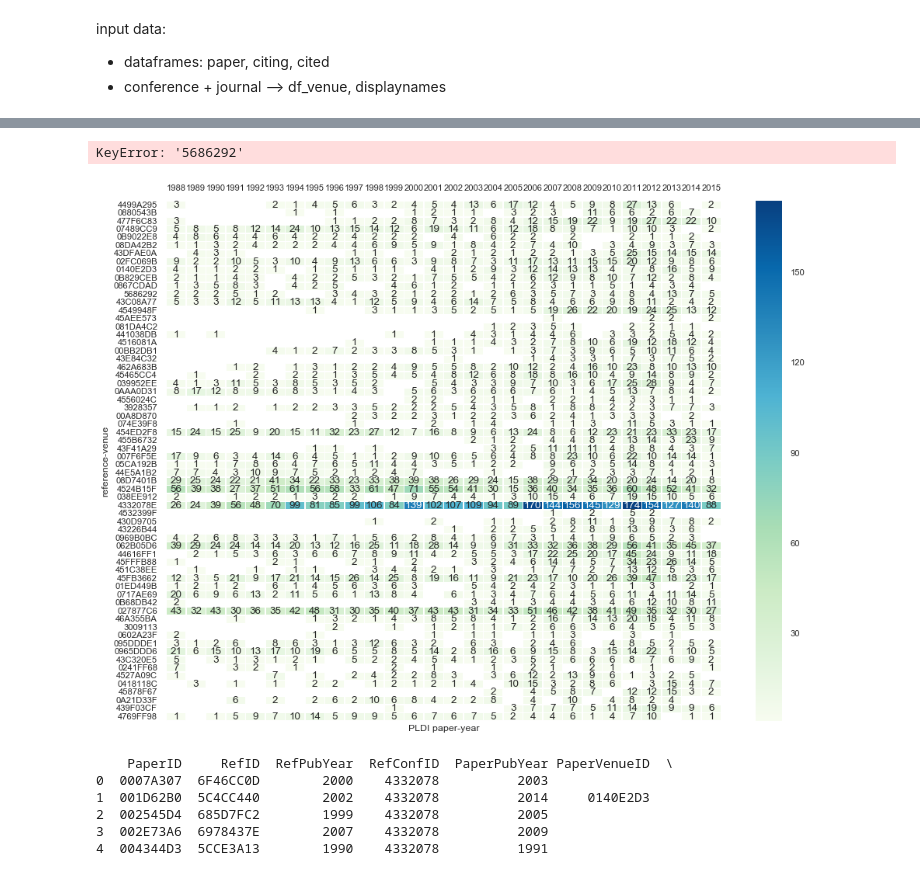
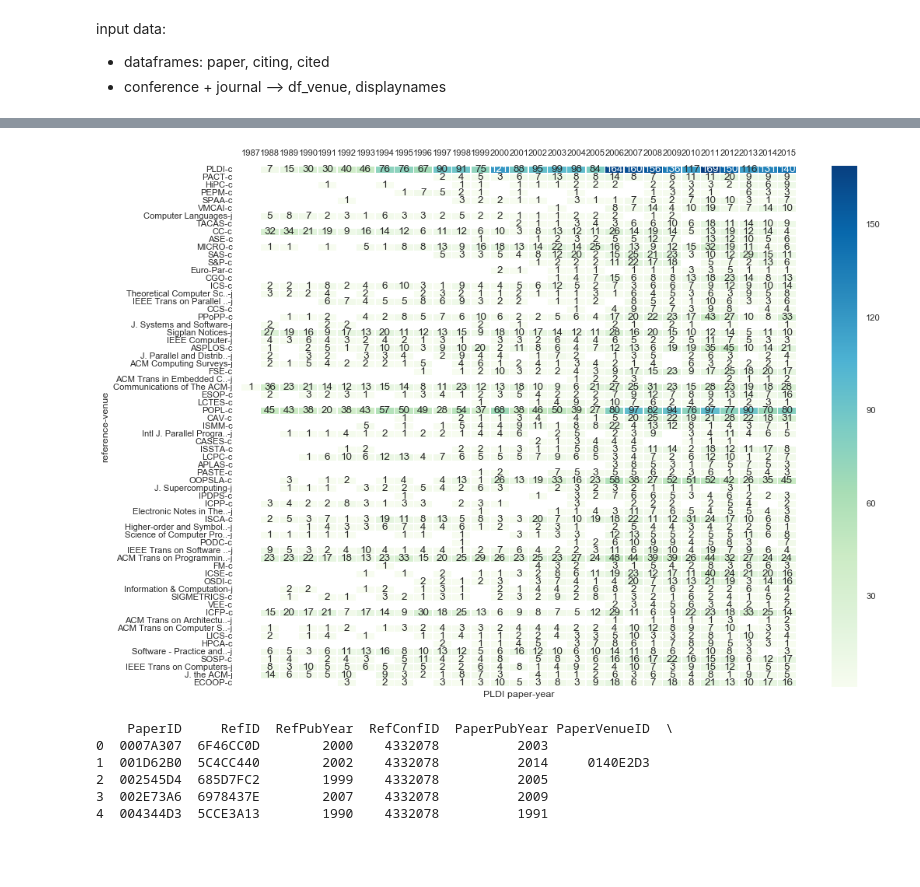
Before and after one commit to lexingxie/academic-graph, a Jupyter notebook: plot_conf_citations.ipynb, the cells around one changed output, grey strips where cells are left out. Drawn from its saved outputs; the diff is of its cells as text; code cells hidden in the pictures.

Commit message:
compute citation flow metric

```diff
--- a/plot_conf_citations.ipynb
+++ b/plot_conf_citations.ipynb
@@ -260,22 +266,26 @@ for name, gf in df_citing.groupby(['PaperPubYear']):
     citing_num_null.append( len ( gf['RefVenueID'][gf['RefVenueID'] == ''] ) )
 
 print(citing_not_null, citing_num_null)
-idx = int(len(bar_colrs1)/2)
-rects3a = ax3.bar(x_pos, citing_not_null, width=.6, color=bar_colrs1[idx])
-rects3b = ax3.bar(x_pos, citing_num_null, width=.6, color=bar_colrs3[idx], bottom=citing_not_null)
+
+rects3a = ax3.bar(x_pos, citing_not_null, width=.6, color=bar_colrs1[mdx])
+rects3b = ax3.bar(x_pos, citing_num_null, width=.6, color=bar_colrs3[mdx], bottom=citing_not_null)
 
 tk3 = plt.xticks(x_pos, paper_years, rotation=60)
 ax3.set_ylabel('total-ref-per-year')
-plt.legend((rects3a[0], rects3b[0]), ('to known venues', 'to unknown venue'))
+plt.legend((rects3a[0], rects3b[0]),
+           ('to known venues', 'to unknown venue'), bbox_to_anchor=(.45, 1))
 
 ax4 = plt.subplot(1, 2, 2)
 sns.set_style("whitegrid")
 
-venue_counts = []
+venue_counts = np.zeros( len(paper_years) )
 for name, gf in df_citing[df_citing['RefVenueID'] != ''].groupby(['PaperPubYear']):
-    venue_counts.append( len( gf['RefVenueID'].value_counts() ) )
+    idy = np.where(paper_years==name)
+    if idy[0].size:
+        venue_counts[idy] = len( gf['RefVenueID'].value_counts() )
+    #venue_counts.append( len( gf['RefVenueID'].value_counts() ) )
 
-rects4 = ax4.bar(x_pos, venue_counts, width=.6, color=bar_colrs1[idx])
+rects4 = ax4.bar(x_pos, venue_counts, width=.6, color=bar_colrs1[mdx])
 
 tk4 = plt.xticks(x_pos, paper_years, rotation=60)
 ax4.set_ylabel('num-ref-venues')
@@ -304,23 +314,27 @@ for name, gf in df_cited.groupby(['RefPubYear']):
 print(citations_not_null, citations_num_null)
 print(len(citations_not_null), len(citations_num_null))
 
-idx = int(len(bar_colrs1)/2)
-rects5a = ax5.bar(x_pos, citations_not_null, width=.6, color=bar_colrs1[idx])
-rects5b = ax5.bar(x_pos, citations_num_null, width=.6, color=bar_colrs3[idx], bottom=citations_not_null)
+
+rects5a = ax5.bar(x_pos, citations_not_null, width=.6, color=bar_colrs1[mdx])
+rects5b = ax5.bar(x_pos, citations_num_null, width=.6, color=bar_colrs3[mdx], bottom=citations_not_null)
 
 tk5 = plt.xticks(x_pos, paper_years, rotation=60)
 ax5.set_ylabel('num-citations-per-year')
-plt.legend((rects5a[0], rects5b[0]), ('from known venues', 'from unknown venue'))
+plt.legend((rects5a[0], rects5b[0]),
+           ('from known venues', 'from unknown venue'), bbox_to_anchor=(.45, 1))
 
 ax6 = plt.subplot(1, 2, 2)
 sns.set_style("whitegrid")
 
-venue_counts = []
+venue_counts = np.zeros( len(paper_years) )
 for name, gf in df_cited[df_cited['PaperVenueID'] != ''].groupby(['RefPubYear']):
-    if name in paper_years:
-        venue_counts.append( len( gf['PaperVenueID'].value_counts() ) )
+    idy = np.where(paper_years==name)
+    if idy[0].size:
+        venue_counts[idy] = len( gf['PaperVenueID'].value_counts() )
+    #if name in paper_years:
+    #    venue_counts.append( len( gf['PaperVenueID'].value_counts() ) )
 
-rects6 = ax6.bar(x_pos, venue_counts, width=.6, color=bar_colrs1[idx])
+rects6 = ax6.bar(x_pos, venue_counts, width=.6, color=bar_colrs1[mdx])
 
 tk6 = plt.xticks(x_pos, paper_years, rotation=60)
 ax6.set_ylabel('num-citation-venues')
@@ -465,18 +526,18 @@ for name, gf in grouped_cited:
     if name in paper_years:
         citevenue_count[name] = gf['PaperVenueID'].value_counts(sort=True)
 # %%
+plt.figure(figsize=(16, 12))
 sns.set_context("poster", font_scale=0.7)
-plt.figure(figsize=(16, 12))
+
 ax = sns.heatmap(refvenue_count.loc[venue_topK], linewidths=.5, annot=True, fmt=".0f", cmap="GnBu")
 ax.xaxis.tick_top()
 sns.axlabel(conf + ' paper-year', 'reference-venue')
-venue_name = [id2display[str(v)] for v in venue_topK]
+venue_name = [id2display[v] for v in venue_topK]
 yt = ax.set_yticklabels(venue_name[::-1])
 
 plt.savefig(os.path.join(plot_dir, conf.lower()+'_venue_ref.png'), transparent=True)
 # %% [output]
-KeyError: '5686292'
-[figure, old version]
+[figure, new version]
 # %%
 # now the citing articles
 
```
Also changed, not shown: parts of 17 cells of this notebook.
